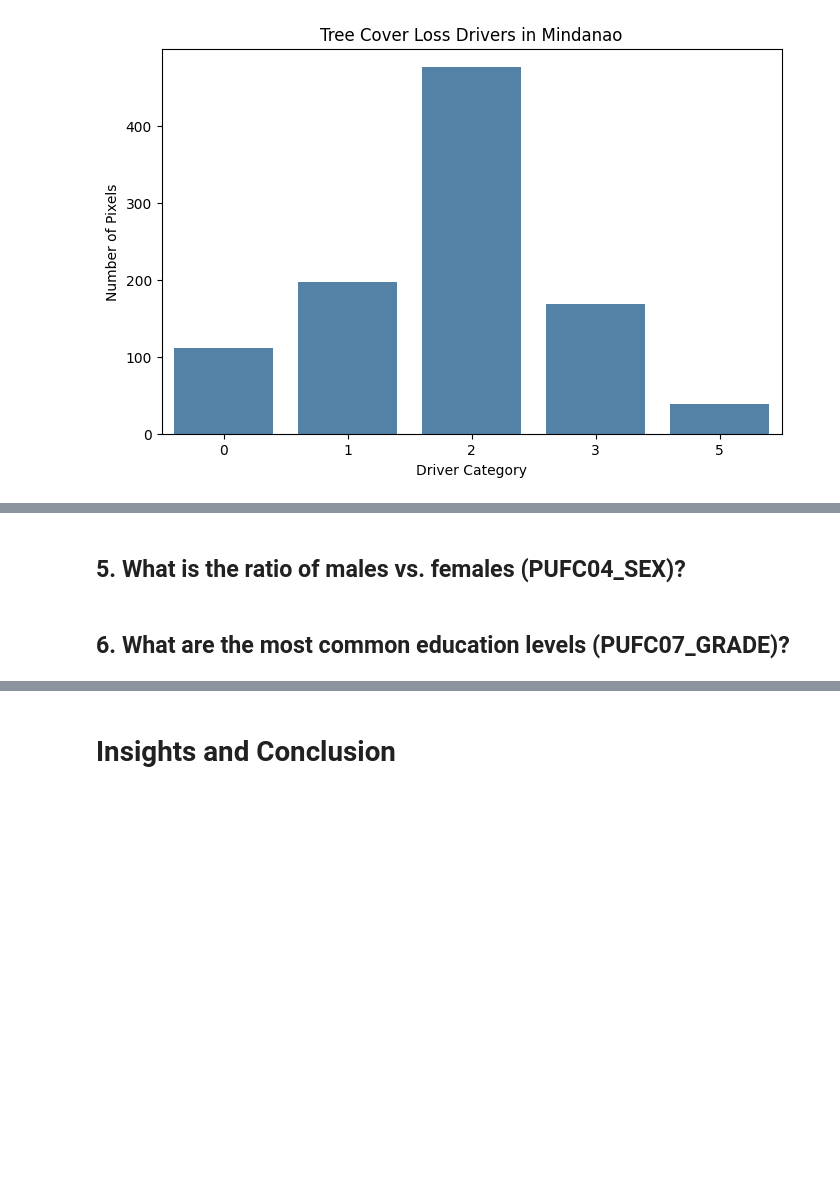
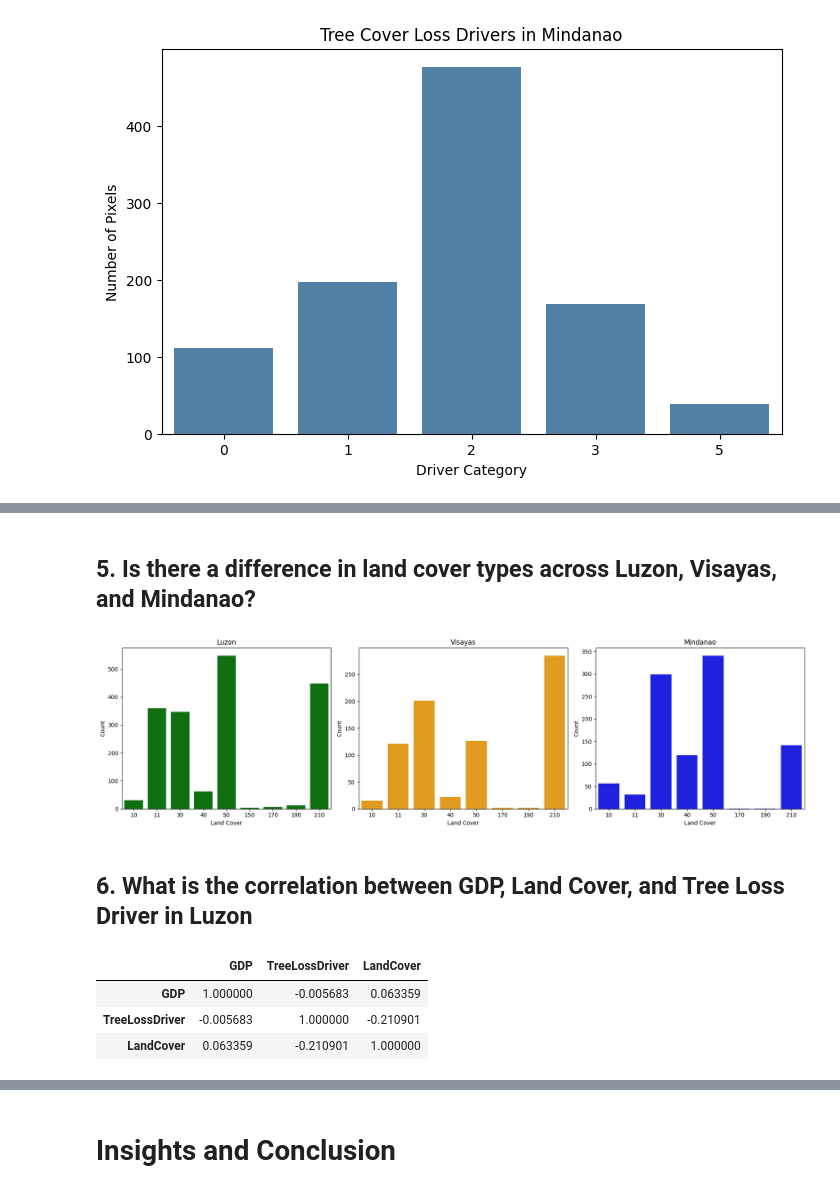
Before and after one commit to JacyNateLiu/CMEPHY1, a Jupyter notebook: cmephy.ipynb, the cells around one changed output, grey strips where cells are left out. Drawn from its saved outputs; the diff is of its cells as text; code cells hidden in the pictures; blank space fills up the shorter version.

```diff
--- a/cmephy.ipynb
+++ b/cmephy.ipynb
@@ -345,4 +388,29 @@ plot_driver_distribution(mindanao_counts, 'Mindanao')
 # %% [markdown]
-## 5. What is the ratio of males vs. females (PUFC04_SEX)?
+## 5. Is there a difference in land cover types across Luzon, Visayas, and Mindanao?
+# %%
+lc_luzon = luzon_df['LandCover'].value_counts().sort_index()
+lc_visayas = visayas_df['LandCover'].value_counts().sort_index()
+lc_mindanao = mindanao_df['LandCover'].value_counts().sort_index()
+# %%
+fig, axes = plt.subplots(1, 3, figsize=(18, 5))
+sns.barplot(x=lc_luzon.index, y=lc_luzon.values, ax=axes[0], color='green')
+axes[0].set_title("Luzon")
+sns.barplot(x=lc_visayas.index, y=lc_visayas.values, ax=axes[1], color='orange')
+axes[1].set_title("Visayas")
+sns.barplot(x=lc_mindanao.index, y=lc_mindanao.values, ax=axes[2], color='blue')
+axes[2].set_title("Mindanao")
+for ax in axes: ax.set_xlabel("Land Cover"), ax.set_ylabel("Count")
+plt.tight_layout()
+plt.show()
+# %% [output]
+[figure, added]
 # %% [markdown]
-## 6. What are the most common education levels (PUFC07_GRADE)?
+## 6. What is the correlation between GDP, Land Cover, and Tree Loss Driver in Luzon
+# %%
+corr_luzon = luzon_df[["GDP", "TreeLossDriver", "LandCover"]].corr()
+corr_luzon
+# %% [output]
+|  | GDP | TreeLossDriver | LandCover |
+| GDP | 1.000000 | -0.005683 | 0.063359 |
+| TreeLossDriver | -0.005683 | 1.000000 | -0.210901 |
+| LandCover | 0.063359 | -0.210901 | 1.000000 |
```
Also changed, not shown: parts of 23 cells of this notebook.
